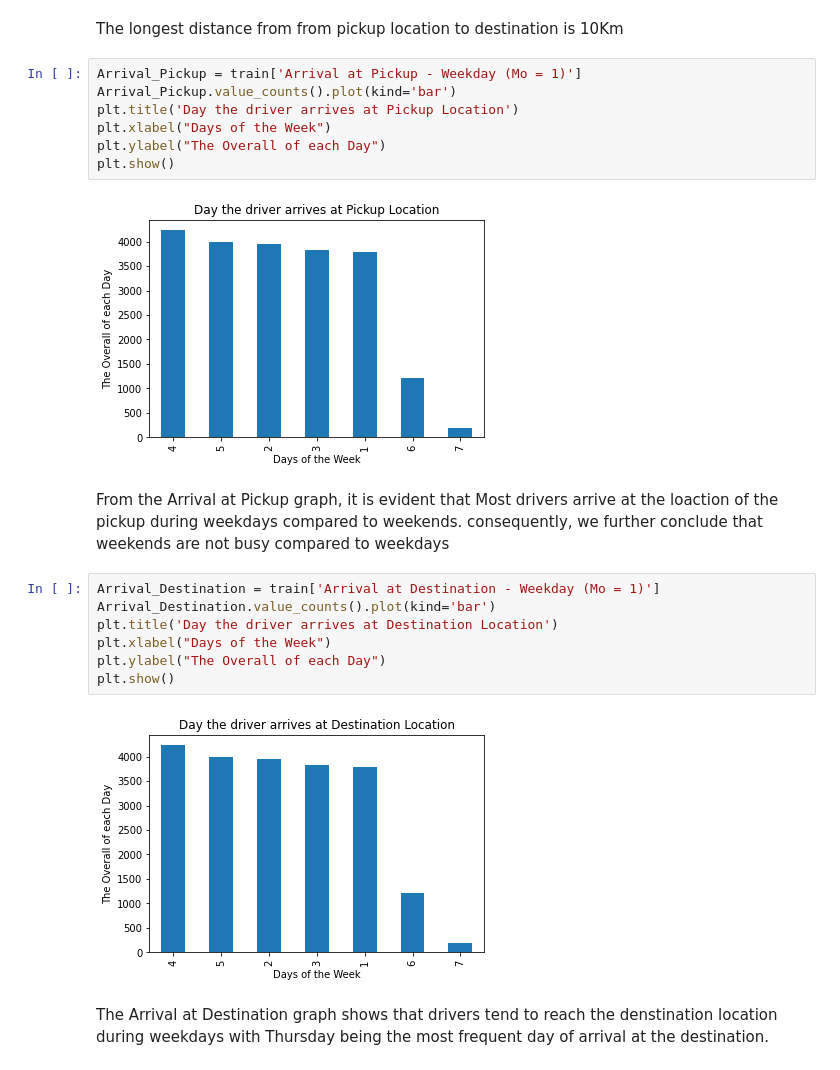
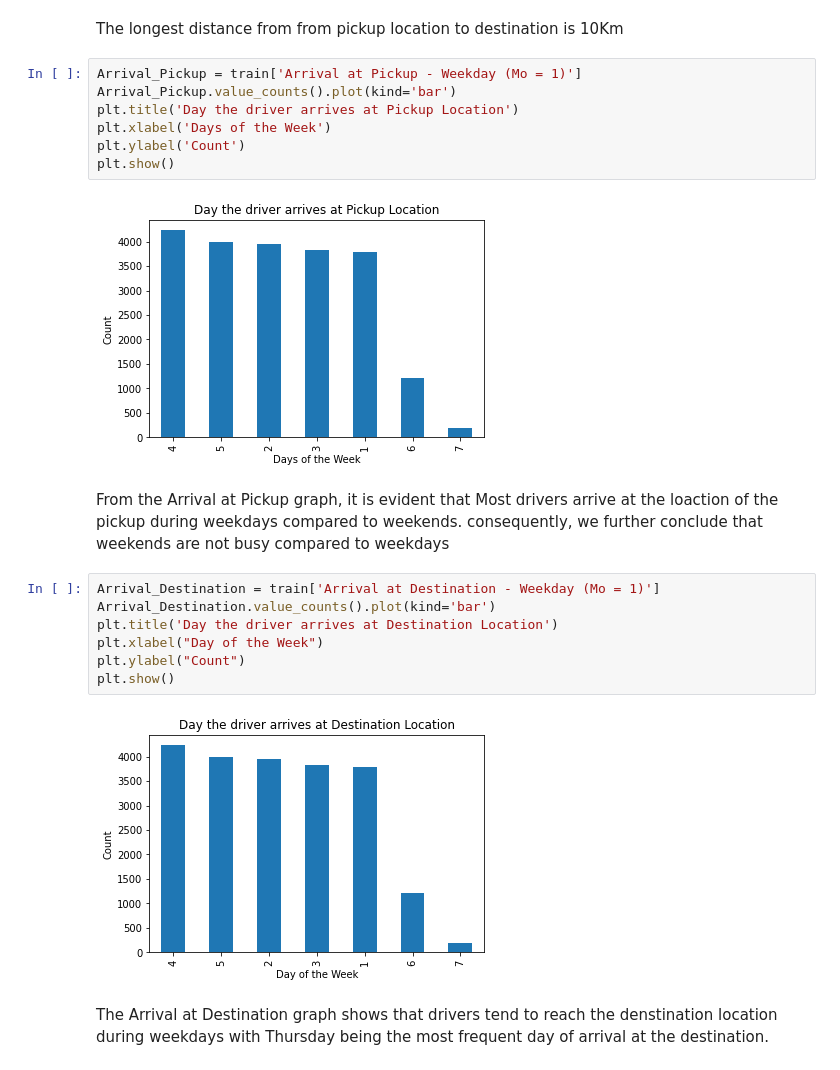
Before and after one commit to Jamakasilwane/EDSA_Zindi_Hackathon, a Jupyter notebook: EDSA_Zindi_Hackathon_notebook.ipynb, the cells around one changed output. Cells and saved outputs as stored; diff of their text form.

```diff
--- a/EDSA_Zindi_Hackathon_notebook.ipynb
+++ b/EDSA_Zindi_Hackathon_notebook.ipynb
@@ -215,22 +227,22 @@ The longest distance from  from pickup location to destination is 10Km
 Arrival_Pickup = train['Arrival at Pickup - Weekday (Mo = 1)']
 Arrival_Pickup.value_counts().plot(kind='bar')
 plt.title('Day the driver arrives at Pickup Location')
-plt.xlabel("Days of the Week")
-plt.ylabel("The Overall of each Day")
+plt.xlabel('Days of the Week')
+plt.ylabel('Count')
 plt.show()
 # %% [output]
-[figure, old version]
+[figure, new version]
 # %% [markdown]
 From the Arrival at Pickup graph, it is evident that Most drivers arrive at the loaction of the pickup during weekdays compared to weekends. consequently, we further conclude that  weekends are not busy compared to weekdays
 # %%
 Arrival_Destination = train['Arrival at Destination - Weekday (Mo = 1)']
 Arrival_Destination.value_counts().plot(kind='bar')
 plt.title('Day the driver arrives at Destination Location')
-plt.xlabel("Days of the Week")
-plt.ylabel("The Overall of each Day")
+plt.xlabel("Day of the Week")
+plt.ylabel("Count")
 plt.show()
 # %% [output]
-[figure, old version]
+[figure, new version]
 # %% [markdown]
 The Arrival at Destination graph shows that drivers tend to reach the denstination location during weekdays with Thursday being the most frequent day of arrival at the destination.
 # %%
```
Also changed, not shown: parts of 30 cells of this notebook.
